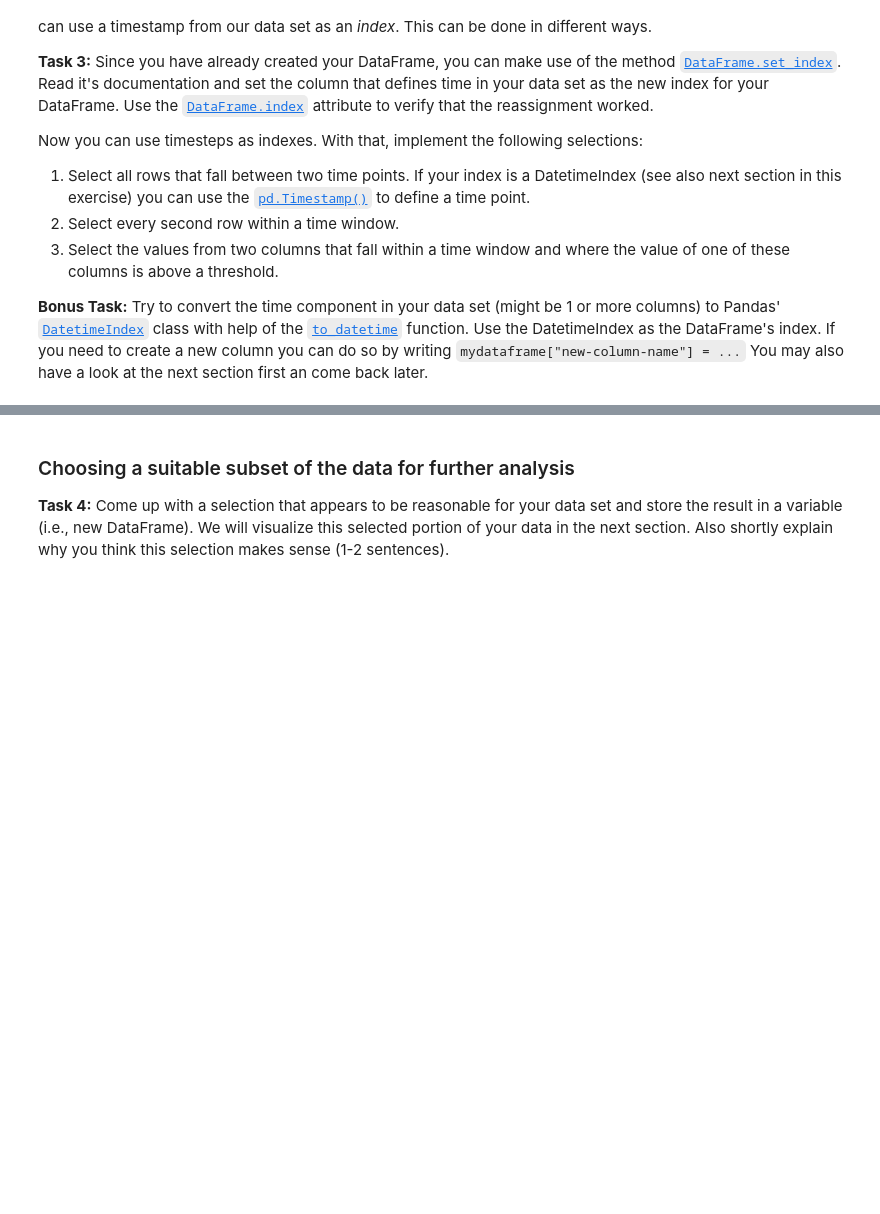
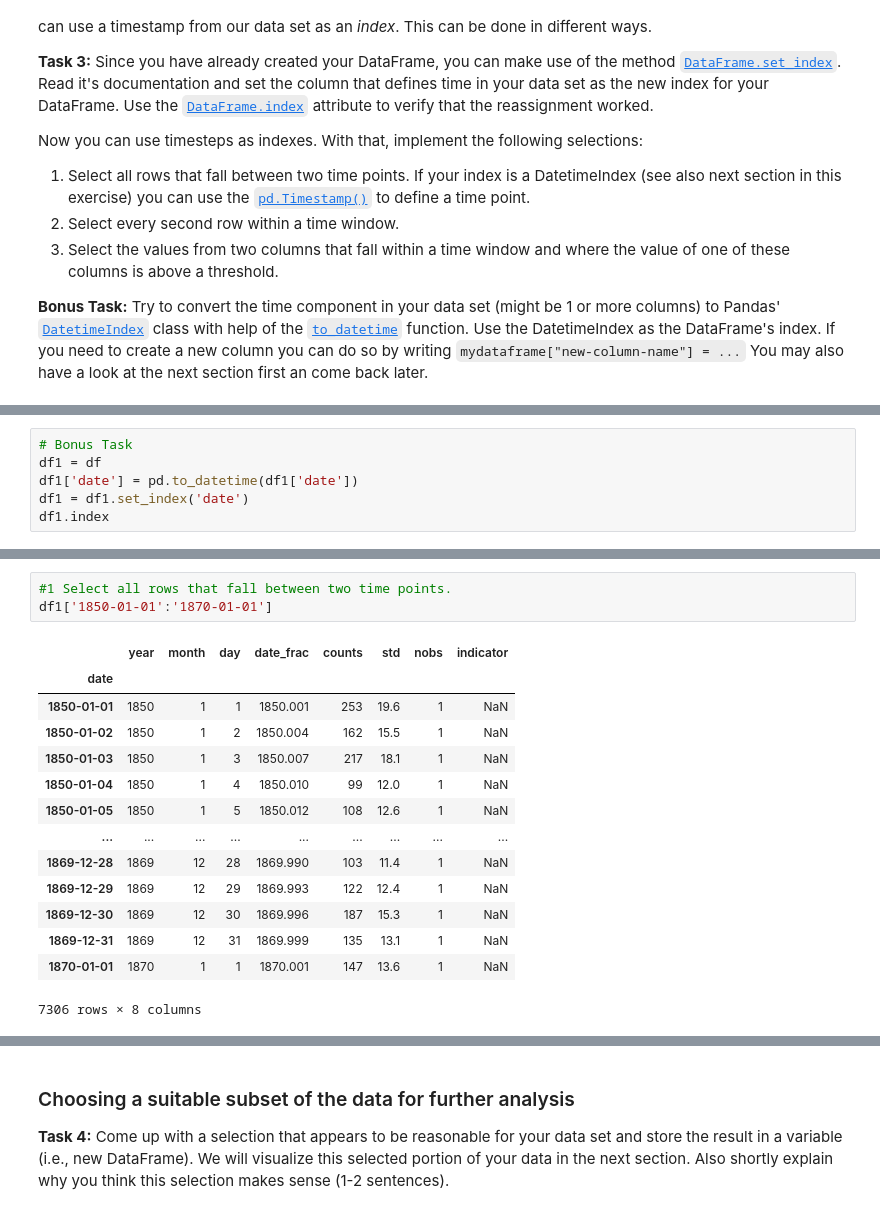
Before and after one commit to DanilGutak/Quantitative-analysis-of-time-series-and-population-data, a Jupyter notebook: exercise1.ipynb, the cells around one changed output, grey strips where cells are left out. Saved outputs shown, nothing was run; the diff lists cells and outputs as text; blank space fills up the shorter version.

```diff
--- a/exercise1.ipynb
+++ b/exercise1.ipynb
@@ -166,0 +204,6 @@ Now you can use timesteps as indexes. With that, implement the following selecti
+# %%
+# Bonus Task
+df1 = df
+df1['date'] = pd.to_datetime(df1['date'])
+df1 = df1.set_index('date')
+df1.index
@@ -166,0 +219,18 @@ Now you can use timesteps as indexes. With that, implement the following selecti
+# %%
+#1 Select all rows that fall between two time points.
+df1['1850-01-01':'1870-01-01']
+# %% [output]
+|  | year | month | day | date_frac | counts | std | nobs | indicator |
+| date |  |  |  |  |  |  |  |  |
+| 1850-01-01 | 1850 | 1 | 1 | 1850.001 | 253 | 19.6 | 1 | NaN |
+| 1850-01-02 | 1850 | 1 | 2 | 1850.004 | 162 | 15.5 | 1 | NaN |
+| 1850-01-03 | 1850 | 1 | 3 | 1850.007 | 217 | 18.1 | 1 | NaN |
+| 1850-01-04 | 1850 | 1 | 4 | 1850.010 | 99 | 12.0 | 1 | NaN |
+| 1850-01-05 | 1850 | 1 | 5 | 1850.012 | 108 | 12.6 | 1 | NaN |
+| ... | ... | ... | ... | ... | ... | ... | ... | ... |
+| 1869-12-28 | 1869 | 12 | 28 | 1869.990 | 103 | 11.4 | 1 | NaN |
+| 1869-12-29 | 1869 | 12 | 29 | 1869.993 | 122 | 12.4 | 1 | NaN |
+| 1869-12-30 | 1869 | 12 | 30 | 1869.996 | 187 | 15.3 | 1 | NaN |
+| 1869-12-31 | 1869 | 12 | 31 | 1869.999 | 135 | 13.1 | 1 | NaN |
+| 1870-01-01 | 1870 | 1 | 1 | 1870.001 | 147 | 13.6 | 1 | NaN |
+7306 rows × 8 columns
```
Also changed, not shown: parts of 17 cells of this notebook, 2 other files.
